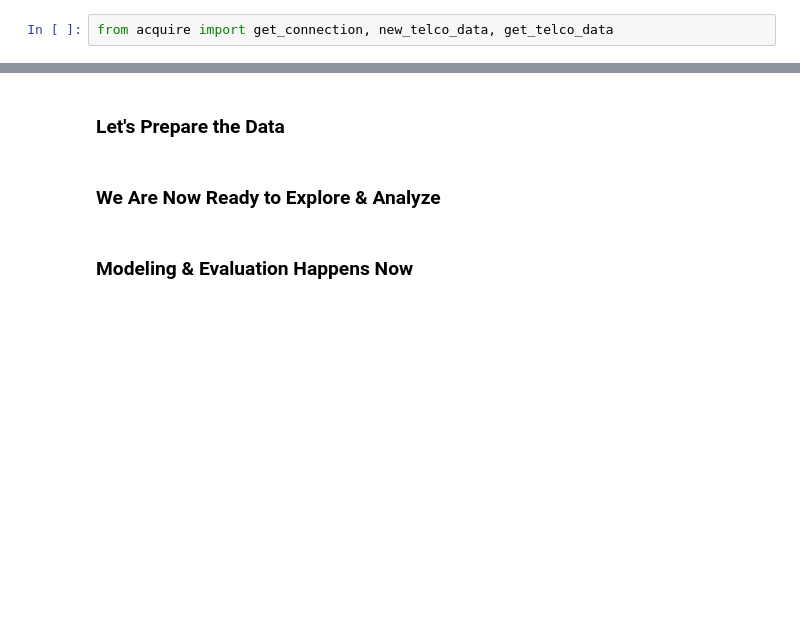
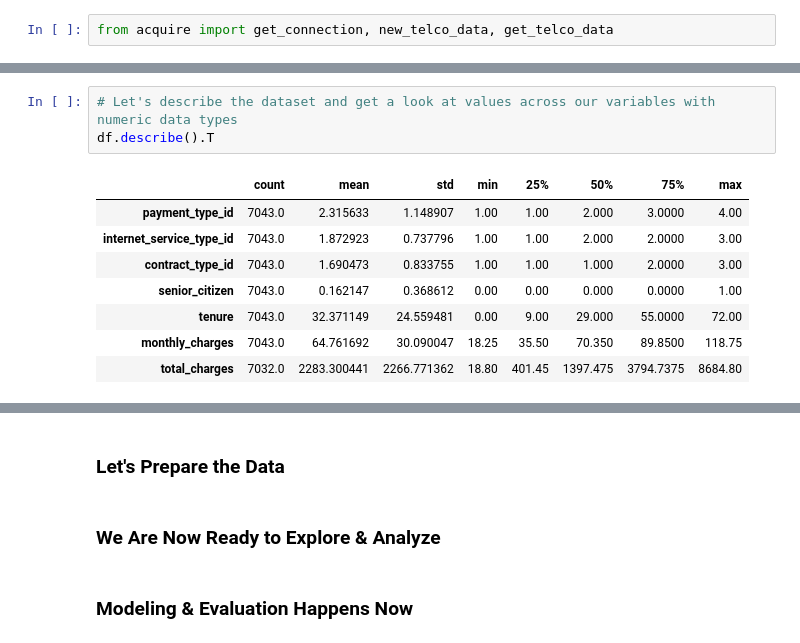
Before and after one commit to DBerchelmann/telco_classification_project, a Jupyter notebook: telco_classification_final-notebook.ipynb, the cells around one changed output, grey strips where cells are left out. Drawn from its saved outputs; the diff is of its cells as text; blank space fills up the shorter version.

```diff
--- a/telco_classification_final-notebook.ipynb
+++ b/telco_classification_final-notebook.ipynb
@@ -48,0 +126,12 @@ df = get_telco_data()
+# %%
+# Let's describe the dataset and get a look at values across our variables with numeric data types
+df.describe().T
+# %% [output]
+|  | count | mean | std | min | 25% | 50% | 75% | max |
+| payment_type_id | 7043.0 | 2.315633 | 1.148907 | 1.00 | 1.00 | 2.000 | 3.0000 | 4.00 |
+| internet_service_type_id | 7043.0 | 1.872923 | 0.737796 | 1.00 | 1.00 | 2.000 | 2.0000 | 3.00 |
+| contract_type_id | 7043.0 | 1.690473 | 0.833755 | 1.00 | 1.00 | 1.000 | 2.0000 | 3.00 |
+| senior_citizen | 7043.0 | 0.162147 | 0.368612 | 0.00 | 0.00 | 0.000 | 0.0000 | 1.00 |
+| tenure | 7043.0 | 32.371149 | 24.559481 | 0.00 | 9.00 | 29.000 | 55.0000 | 72.00 |
+| monthly_charges | 7043.0 | 64.761692 | 30.090047 | 18.25 | 35.50 | 70.350 | 89.8500 | 118.75 |
+| total_charges | 7032.0 | 2283.300441 | 2266.771362 | 18.80 | 401.45 | 1397.475 | 3794.7375 | 8684.80 |
```
Also changed, not shown: parts of 16 cells of this notebook.
